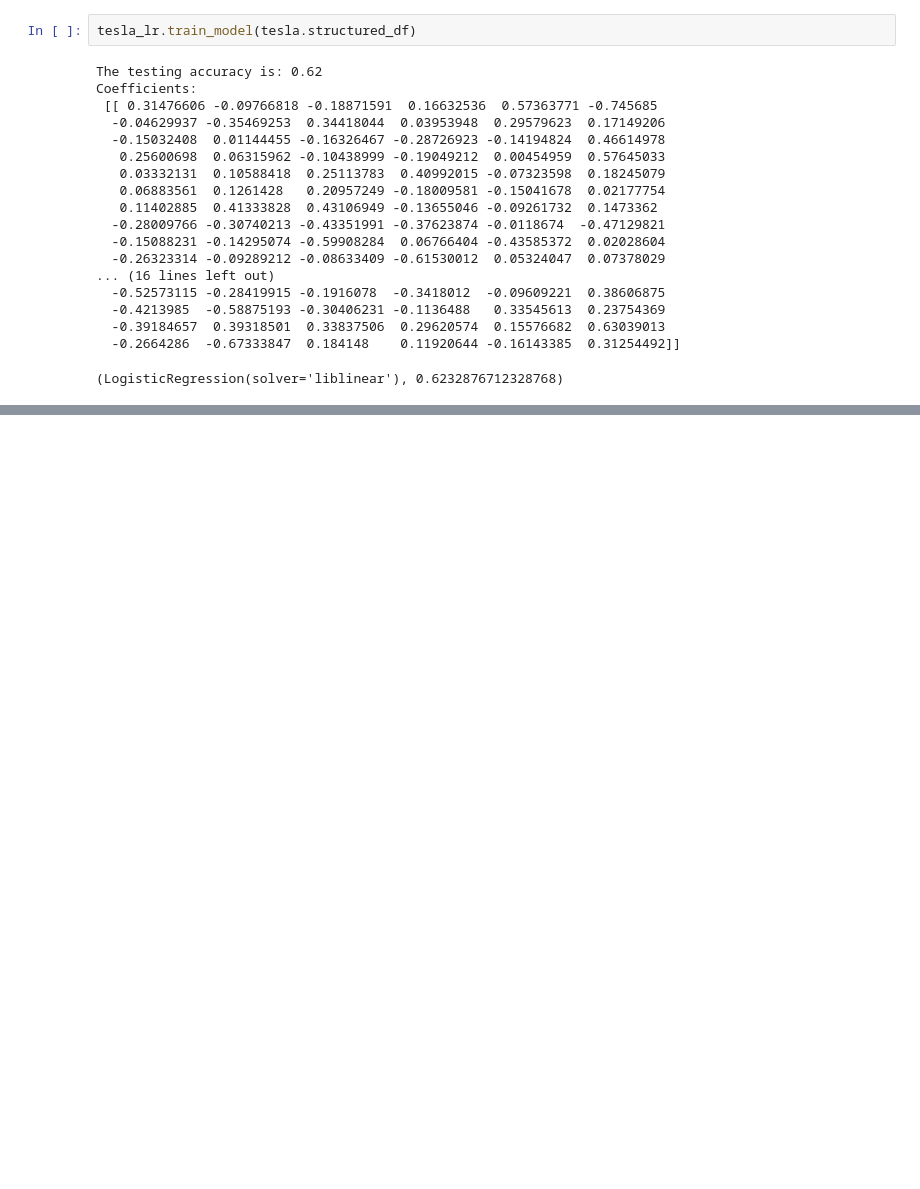
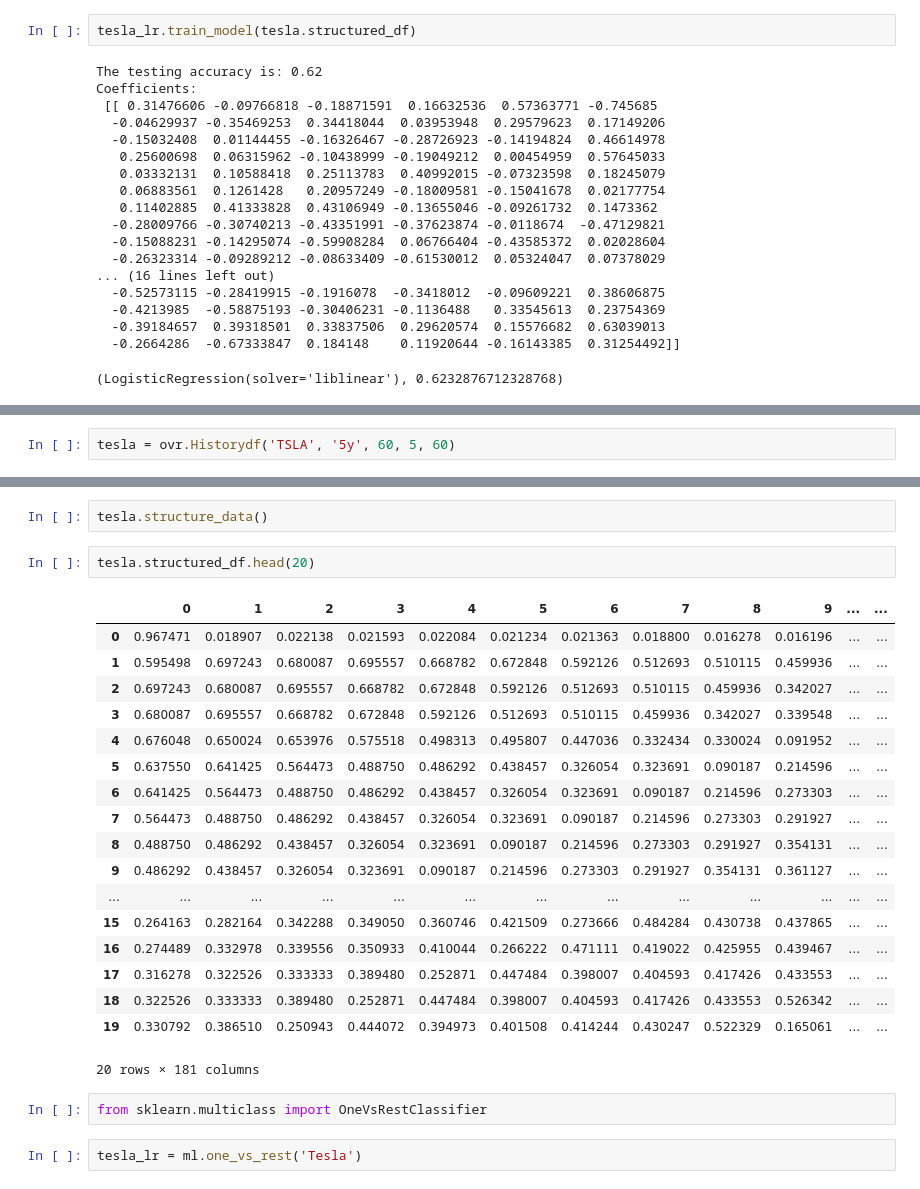
Before and after one commit to adamB6/stock_trend_pred, a Jupyter notebook: trend_predicter.ipynb, the cells around one changed output, grey strips where cells are left out. Cells and saved outputs as stored; diff of their text form; blank space fills up the shorter version.

```diff
--- a/trend_predicter.ipynb
+++ b/trend_predicter.ipynb
@@ -100,0 +112,2 @@ Coefficients:
+# %%
+tesla = ovr.Historydf('TSLA', '5y', 60, 5, 60)
@@ -100,0 +134,27 @@ Coefficients:
+# %%
+tesla.structure_data()
+# %%
+tesla.structured_df.head(20)
+# %% [output]
+|  | 0 | 1 | 2 | 3 | 4 | 5 | 6 | 7 | 8 | 9 | ... | ... |
+| 0 | 0.967471 | 0.018907 | 0.022138 | 0.021593 | 0.022084 | 0.021234 | 0.021363 | 0.018800 | 0.016278 | 0.016196 | ... | ... |
+| 1 | 0.595498 | 0.697243 | 0.680087 | 0.695557 | 0.668782 | 0.672848 | 0.592126 | 0.512693 | 0.510115 | 0.459936 | ... | ... |
+| 2 | 0.697243 | 0.680087 | 0.695557 | 0.668782 | 0.672848 | 0.592126 | 0.512693 | 0.510115 | 0.459936 | 0.342027 | ... | ... |
+| 3 | 0.680087 | 0.695557 | 0.668782 | 0.672848 | 0.592126 | 0.512693 | 0.510115 | 0.459936 | 0.342027 | 0.339548 | ... | ... |
+| 4 | 0.676048 | 0.650024 | 0.653976 | 0.575518 | 0.498313 | 0.495807 | 0.447036 | 0.332434 | 0.330024 | 0.091952 | ... | ... |
+| 5 | 0.637550 | 0.641425 | 0.564473 | 0.488750 | 0.486292 | 0.438457 | 0.326054 | 0.323691 | 0.090187 | 0.214596 | ... | ... |
+| 6 | 0.641425 | 0.564473 | 0.488750 | 0.486292 | 0.438457 | 0.326054 | 0.323691 | 0.090187 | 0.214596 | 0.273303 | ... | ... |
+| 7 | 0.564473 | 0.488750 | 0.486292 | 0.438457 | 0.326054 | 0.323691 | 0.090187 | 0.214596 | 0.273303 | 0.291927 | ... | ... |
+| 8 | 0.488750 | 0.486292 | 0.438457 | 0.326054 | 0.323691 | 0.090187 | 0.214596 | 0.273303 | 0.291927 | 0.354131 | ... | ... |
+| 9 | 0.486292 | 0.438457 | 0.326054 | 0.323691 | 0.090187 | 0.214596 | 0.273303 | 0.291927 | 0.354131 | 0.361127 | ... | ... |
+| ... | ... | ... | ... | ... | ... | ... | ... | ... | ... | ... | ... | ... |
+| 15 | 0.264163 | 0.282164 | 0.342288 | 0.349050 | 0.360746 | 0.421509 | 0.273666 | 0.484284 | 0.430738 | 0.437865 | ... | ... |
+| 16 | 0.274489 | 0.332978 | 0.339556 | 0.350933 | 0.410044 | 0.266222 | 0.471111 | 0.419022 | 0.425955 | 0.439467 | ... | ... |
+| 17 | 0.316278 | 0.322526 | 0.333333 | 0.389480 | 0.252871 | 0.447484 | 0.398007 | 0.404593 | 0.417426 | 0.433553 | ... | ... |
+| 18 | 0.322526 | 0.333333 | 0.389480 | 0.252871 | 0.447484 | 0.398007 | 0.404593 | 0.417426 | 0.433553 | 0.526342 | ... | ... |
+| 19 | 0.330792 | 0.386510 | 0.250943 | 0.444072 | 0.394973 | 0.401508 | 0.414244 | 0.430247 | 0.522329 | 0.165061 | ... | ... |
+20 rows × 181 columns
+# %%
+from sklearn.multiclass import OneVsRestClassifier
+# %%
+tesla_lr = ml.one_vs_rest('Tesla')
```
Also changed, not shown: parts of 6 cells of this notebook, 4 other files.
